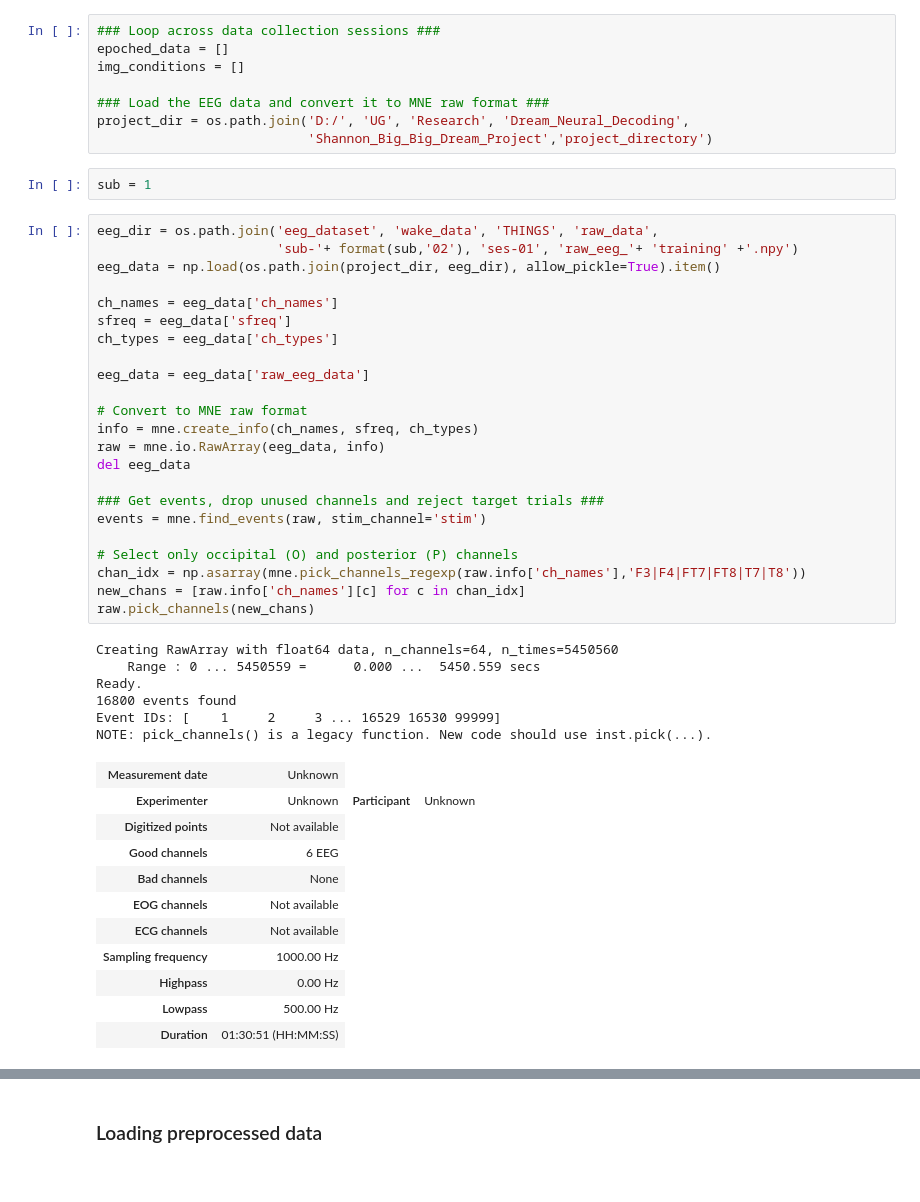
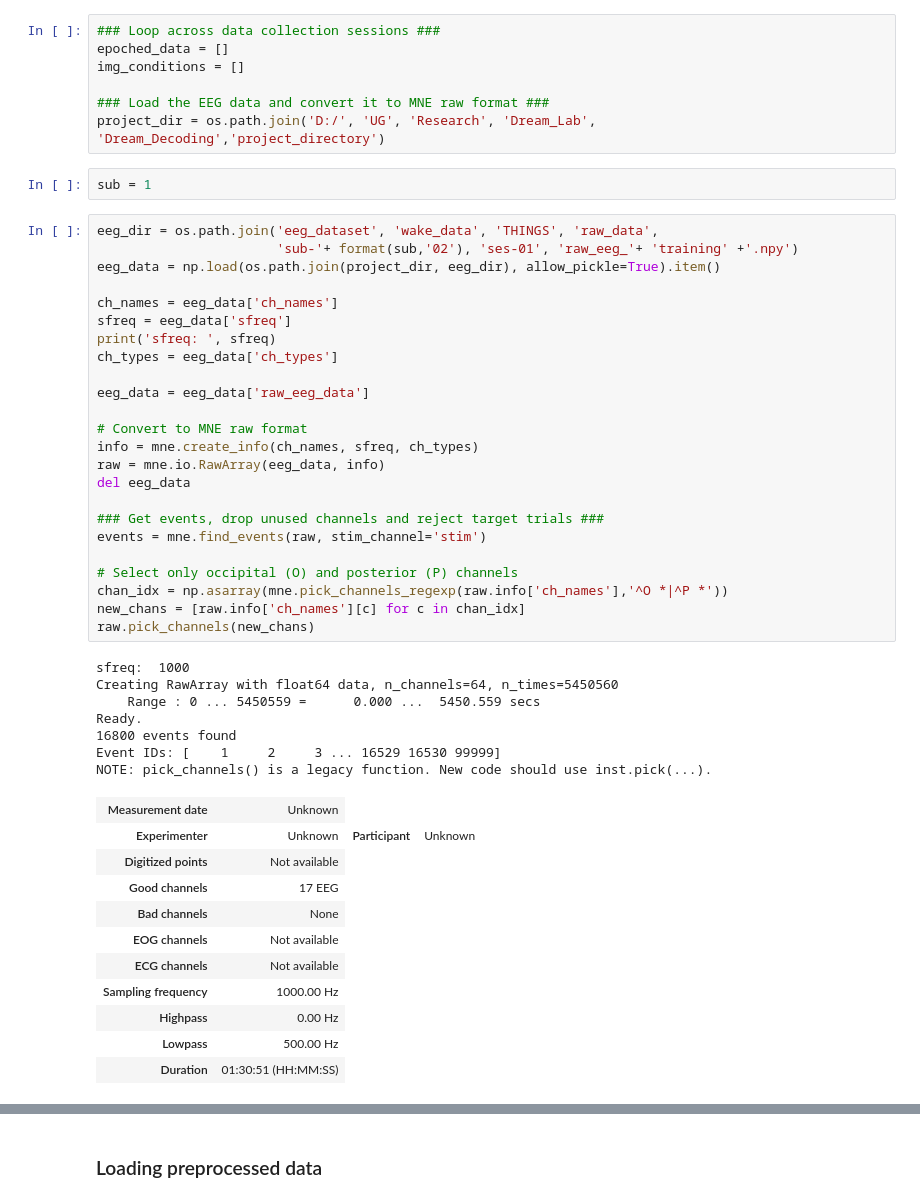
Before and after one commit to yqiaorong/Dream_Viewer, a Jupyter notebook: project_directory/github_code/Notebook.ipynb, the cells around one changed output, grey strips where cells are left out. Cells and saved outputs as stored; diff of their text form.

```diff
--- a/project_directory/github_code/Notebook.ipynb
+++ b/project_directory/github_code/Notebook.ipynb
@@ -272,8 +275,7 @@ epoched_data = []
 img_conditions = []
 
 ### Load the EEG data and convert it to MNE raw format ###
-project_dir = os.path.join('D:/', 'UG', 'Research', 'Dream_Neural_Decoding',
-                           'Shannon_Big_Big_Dream_Project','project_directory')
+project_dir = os.path.join('D:/', 'UG', 'Research', 'Dream_Lab', 'Dream_Decoding','project_directory')
 # %%
 sub = 1
 # %%
@@ -281,35 +283,37 @@ eeg_dir = os.path.join('eeg_dataset', 'wake_data', 'THINGS', 'raw_data',
                        'sub-'+ format(sub,'02'), 'ses-01', 'raw_eeg_'+ 'training' +'.npy')
 eeg_data = np.load(os.path.join(project_dir, eeg_dir), allow_pickle=True).item()
 
 ch_names = eeg_data['ch_names']
 sfreq = eeg_data['sfreq']
+print('sfreq: ', sfreq)
 ch_types = eeg_data['ch_types']
 
 eeg_data = eeg_data['raw_eeg_data']
 
 # Convert to MNE raw format
 info = mne.create_info(ch_names, sfreq, ch_types)
 raw = mne.io.RawArray(eeg_data, info)
 del eeg_data
 
 ### Get events, drop unused channels and reject target trials ###
 events = mne.find_events(raw, stim_channel='stim')
 
 # Select only occipital (O) and posterior (P) channels
-chan_idx = np.asarray(mne.pick_channels_regexp(raw.info['ch_names'],'F3|F4|FT7|FT8|T7|T8'))
+chan_idx = np.asarray(mne.pick_channels_regexp(raw.info['ch_names'],'^O *|^P *'))
 new_chans = [raw.info['ch_names'][c] for c in chan_idx]
 raw.pick_channels(new_chans)
 # %% [output]
+sfreq:  1000
 Creating RawArray with float64 data, n_channels=64, n_times=5450560
     Range : 0 ... 5450559 =      0.000 ...  5450.559 secs
 Ready.
 16800 events found
 Event IDs: [    1     2     3 ... 16529 16530 99999]
 NOTE: pick_channels() is a legacy function. New code should use inst.pick(...).
 | Measurement date | Unknown |
 | Experimenter | Unknown | Participant | Unknown |
 | Digitized points | Not available |
-| Good channels | 6 EEG |
+| Good channels | 17 EEG |
 | Bad channels | None |
 | EOG channels | Not available |
 | ECG channels | Not available |
```
Also changed, not shown: parts of 19 cells of this notebook.
